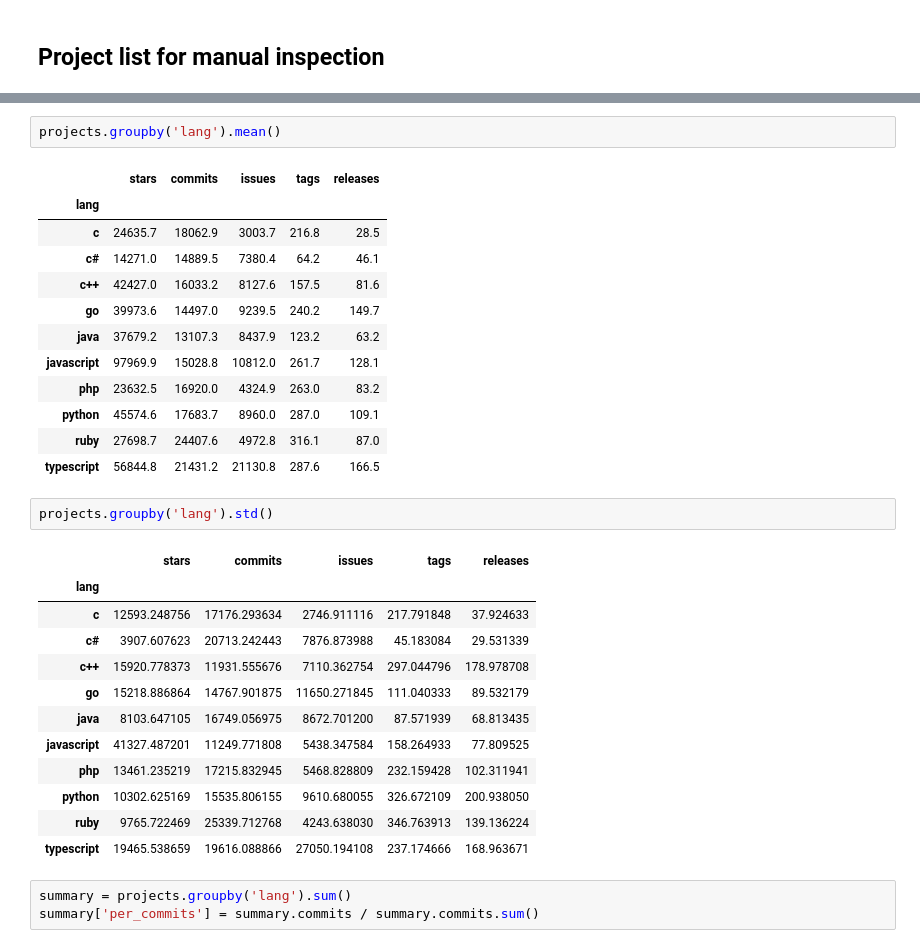
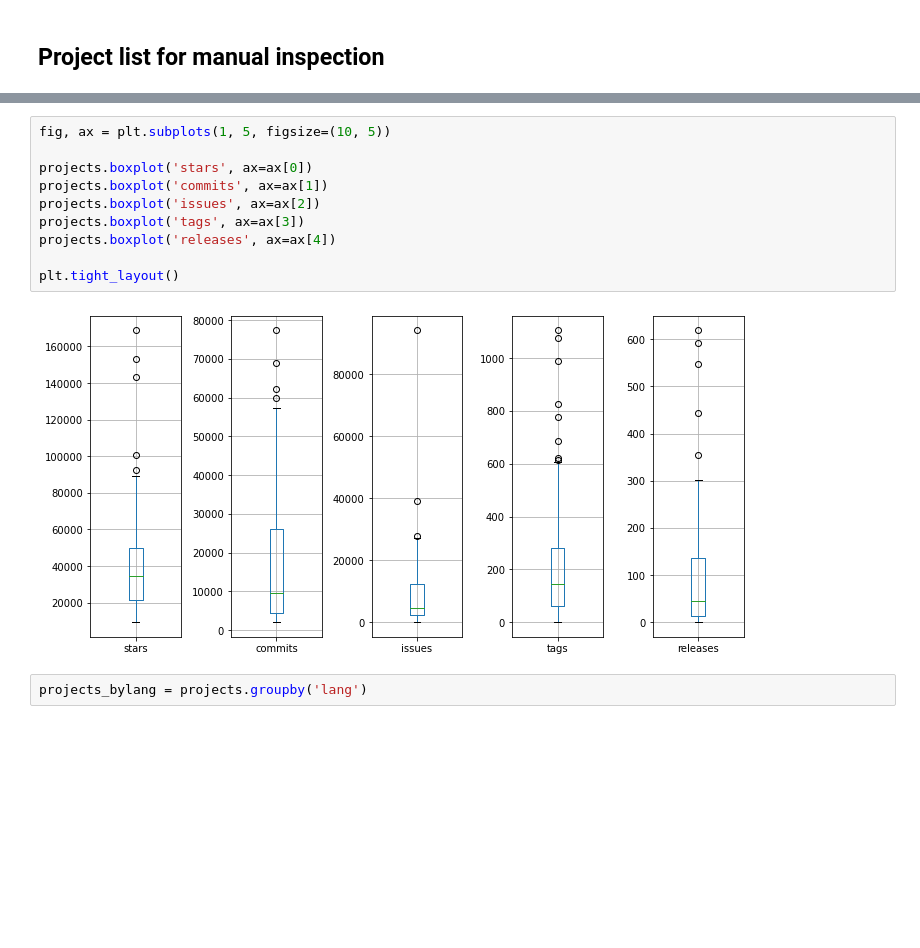
Before and after one commit to gems-uff/release-mining, a Jupyter notebook: 00_dataset.ipynb, the cells around one changed output, grey strips where cells are left out. Cells and saved outputs as stored; diff of their text form; blank space fills up the shorter version.

```diff
--- a/00_dataset.ipynb
+++ b/00_dataset.ipynb
@@ -297,33 +431,14 @@ language: c
+# %%
+fig, ax = plt.subplots(1, 5, figsize=(10, 5))
+
+projects.boxplot('stars', ax=ax[0])
+projects.boxplot('commits', ax=ax[1])
+projects.boxplot('issues', ax=ax[2])
+projects.boxplot('tags', ax=ax[3])
+projects.boxplot('releases', ax=ax[4])
+
+plt.tight_layout()
+# %% [output]
+[figure, added]
 # %%
-projects.groupby('lang').mean()
+projects_bylang = projects.groupby('lang')
-# %% [output]
-|  | stars | commits | issues | tags | releases |
-| lang |  |  |  |  |  |
-| c | 24635.7 | 18062.9 | 3003.7 | 216.8 | 28.5 |
-| c# | 14271.0 | 14889.5 | 7380.4 | 64.2 | 46.1 |
-| c++ | 42427.0 | 16033.2 | 8127.6 | 157.5 | 81.6 |
-| go | 39973.6 | 14497.0 | 9239.5 | 240.2 | 149.7 |
-| java | 37679.2 | 13107.3 | 8437.9 | 123.2 | 63.2 |
-| javascript | 97969.9 | 15028.8 | 10812.0 | 261.7 | 128.1 |
-| php | 23632.5 | 16920.0 | 4324.9 | 263.0 | 83.2 |
-| python | 45574.6 | 17683.7 | 8960.0 | 287.0 | 109.1 |
-| ruby | 27698.7 | 24407.6 | 4972.8 | 316.1 | 87.0 |
-| typescript | 56844.8 | 21431.2 | 21130.8 | 287.6 | 166.5 |
-# %%
-projects.groupby('lang').std()
-# %% [output]
-|  | stars | commits | issues | tags | releases |
-| lang |  |  |  |  |  |
-| c | 12593.248756 | 17176.293634 | 2746.911116 | 217.791848 | 37.924633 |
-| c# | 3907.607623 | 20713.242443 | 7876.873988 | 45.183084 | 29.531339 |
-| c++ | 15920.778373 | 11931.555676 | 7110.362754 | 297.044796 | 178.978708 |
-| go | 15218.886864 | 14767.901875 | 11650.271845 | 111.040333 | 89.532179 |
-| java | 8103.647105 | 16749.056975 | 8672.701200 | 87.571939 | 68.813435 |
-| javascript | 41327.487201 | 11249.771808 | 5438.347584 | 158.264933 | 77.809525 |
-| php | 13461.235219 | 17215.832945 | 5468.828809 | 232.159428 | 102.311941 |
-| python | 10302.625169 | 15535.806155 | 9610.680055 | 326.672109 | 200.938050 |
-| ruby | 9765.722469 | 25339.712768 | 4243.638030 | 346.763913 | 139.136224 |
-| typescript | 19465.538659 | 19616.088866 | 27050.194108 | 237.174666 | 168.963671 |
-# %%
-summary = projects.groupby('lang').sum()
-summary['per_commits'] = summary.commits / summary.commits.sum()
```
Also changed, not shown: parts of 21 cells of this notebook, 4 other files.
